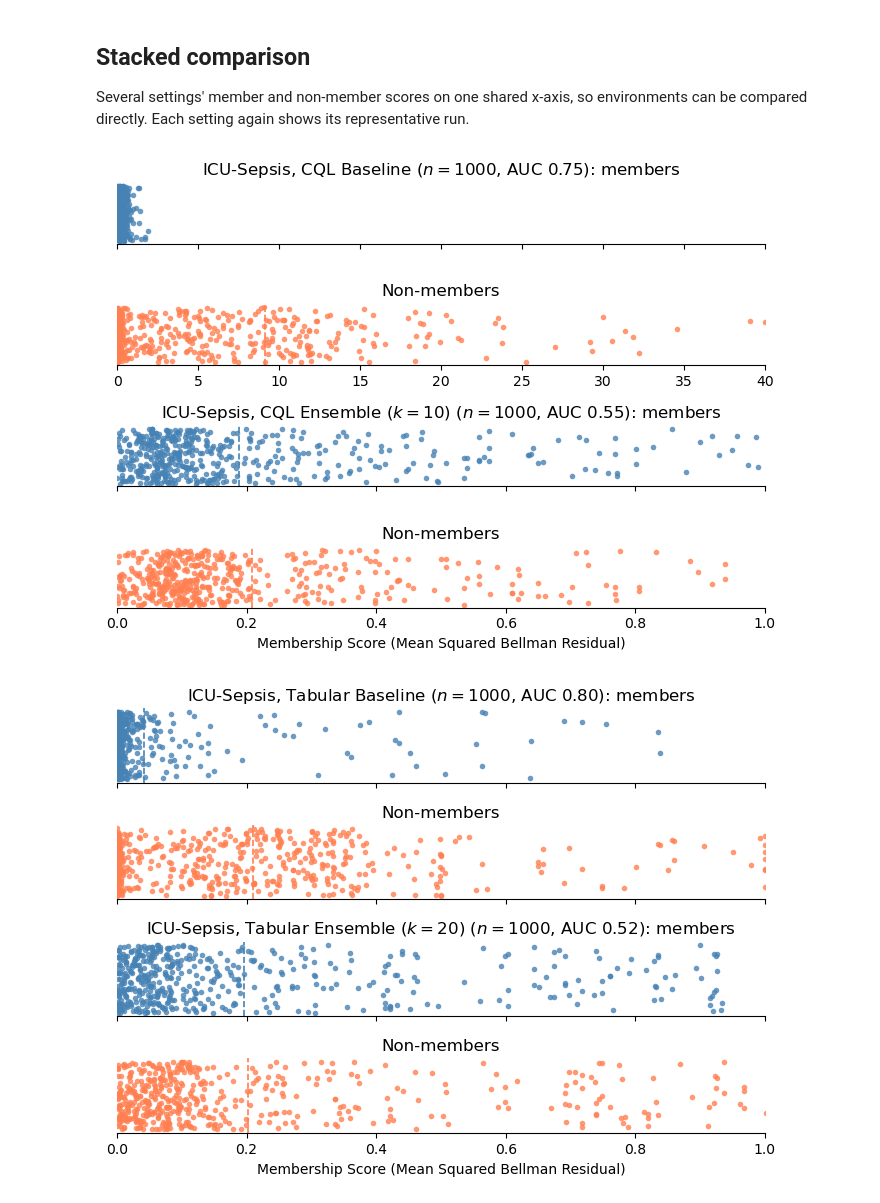
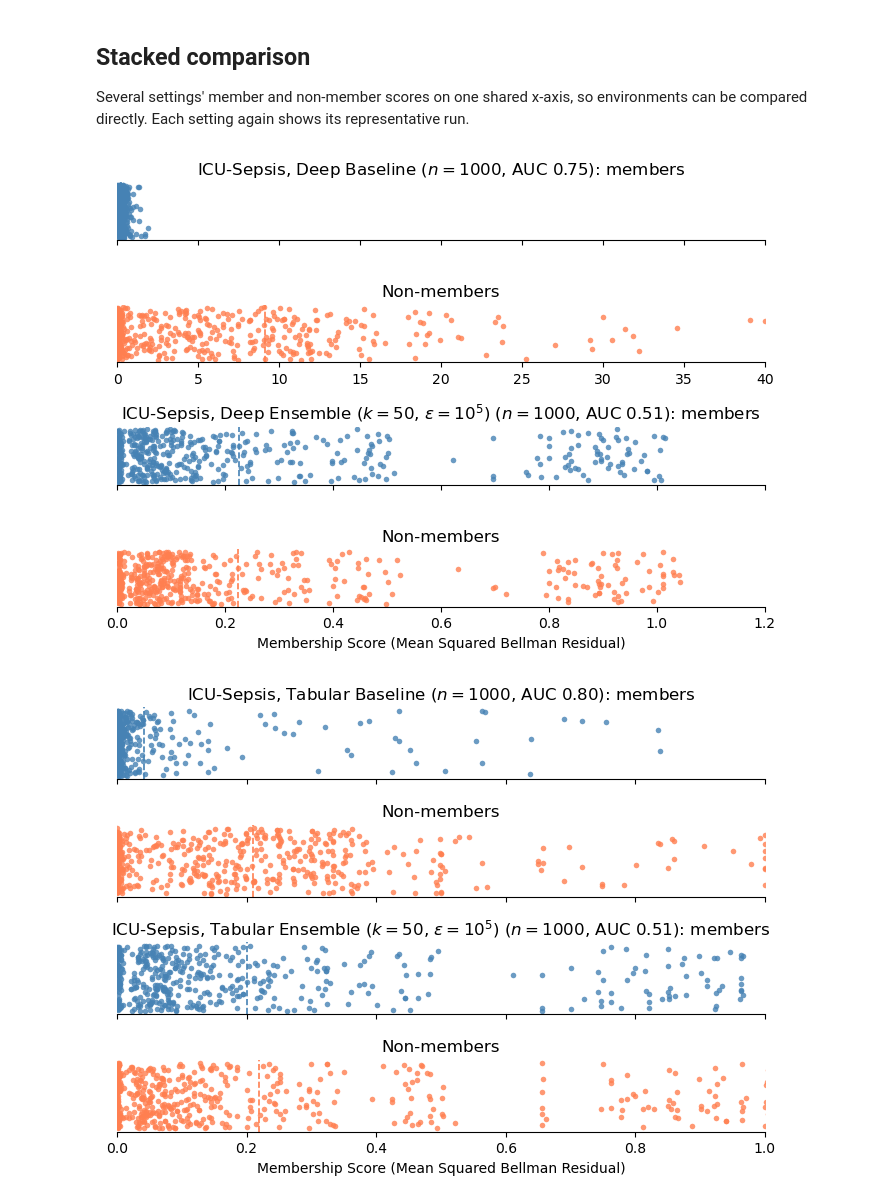
Before and after one commit to lanceHEN/Q-Learning-MIA, a Jupyter notebook: notebooks/member_nonmember_scores.ipynb, the cells around one changed output. Drawn from its saved outputs; the diff is of its cells as text; code cells hidden in the pictures.

```diff
--- a/notebooks/member_nonmember_scores.ipynb
+++ b/notebooks/member_nonmember_scores.ipynb
@@ -63,12 +63,25 @@ N = 1000
 
 SETTINGS = {
     "ICU-Sepsis, Tabular Baseline": dict(experiment="sepsis-tabular-ensemble-baseline", epochs=10000, k=1, eps=None),
-    "ICU-Sepsis, Tabular Ensemble ($k=20$)": dict(experiment="sepsis-tabular-ensemble", epochs=10000, k=20, eps=10**5),
-    "ICU-Sepsis, CQL Baseline": dict(experiment="sepsis-cql-ensemble-baseline", epochs=300, k=1, eps=None, xlim=(0, 40)),
-    "ICU-Sepsis, CQL Ensemble ($k=10$)": dict(experiment="sepsis-cql-ensemble", epochs=300, k=10, eps=10**5),
-    "Glucose, tabular baseline": dict(experiment="glucose-tabular-ensemble", epochs=10000, k=1, eps=None, xlim=(0, 0.07)),
-    "Glucose, CQL baseline": dict(experiment="glucose-cql-ensemble-baseline-nogrid", epochs=300, k=1, eps=None),
+    "ICU-Sepsis, Tabular Ensemble ($k=50$, $\\varepsilon=10^5$)": dict(experiment="sepsis-tabular-ensemble", epochs=10000, k=50, eps=10**5),
+    "ICU-Sepsis, Deep Baseline": dict(experiment="sepsis-cql-ensemble-baseline", epochs=300, k=1, eps=None, xlim=(0, 40)),
+    "ICU-Sepsis, Deep Ensemble ($k=50$, $\\varepsilon=10^5$)": dict(experiment="sepsis-cql-ensemble", epochs=300, k=50, eps=10**5, xlim=(0, 1.2)),
+    "Glucose, Tabular Baseline": dict(experiment="glucose-tabular-ensemble-baseline", epochs=10000, k=1, eps=None, xlim=(0, 0.07)),
+    "Glucose, Deep Baseline": dict(experiment="glucose-cql-ensemble-baseline-nogrid", epochs=300, k=1, eps=None, xlim=(0, 2.5)),
+    # Mitigations at a matched budget (MIT_EPS, MIT_N below). Every ensemble uses k = 50, the largest size
+    "ICU-Sepsis, Tabular Ensemble ($k=50$)": dict(experiment="sepsis-tabular-ensemble", epochs=10000, k=50, eps=10**4),
+    "Glucose, Tabular Ensemble ($k=50$)": dict(experiment="glucose-tabular-ensemble", epochs=10000, k=50, eps=10**4),
+    "ICU-Sepsis, DP-APVI": dict(experiment="sepsis-dpapvi", epochs=1, k=1, eps=10**4),
+    "Glucose, DP-APVI": dict(experiment="glucose-dpapvi", epochs=1, k=1, eps=10**4),
+    "ICU-Sepsis, Deep Ensemble ($k=50$)": dict(experiment="sepsis-cql-ensemble", epochs=300, k=50, eps=10**4, xlim=(0, 1.5)),
+    "Glucose, Deep Ensemble ($k=50$)": dict(experiment="glucose-cql-ensemble", epochs=300, k=50, eps=10**4, xlim=(0, 0.25)),
+    "ICU-Sepsis, DP-SGD": dict(experiment="sepsis-dpsgd", epochs=300, k=1, eps=10**4, xlim=(0, 8)),
+    "Glucose, DP-SGD": dict(experiment="glucose-dpsgd", epochs=300, k=1, eps=10**4, xlim=(0, 1.5)),
 }
+
+# Dataset size and privacy budget of the mitigation grids. At this budget every mechanism has useful returns,
+# so the grids compare how much each leaks (the settings above hard-code eps = 10**4; change both together)
+MIT_N, MIT_EPS = 1000, 10**4
 # %%
 for title, setting in SETTINGS.items():
     print(title)
@@ -137,8 +151,8 @@ def stacked_scores(titles, n=N, xlim=None, shared_x=True, filename=None):
     plt.show()
 # %%
 # Each setting on its own x-axis: the unclipped baseline's scores run to about 40, the ensemble's stay below 1
-stacked_scores(["ICU-Sepsis, CQL Baseline", "ICU-Sepsis, CQL Ensemble ($k=10$)"], shared_x=False, filename=f"stacked_cql_n{N}.png")
-stacked_scores(["ICU-Sepsis, Tabular Baseline", "ICU-Sepsis, Tabular Ensemble ($k=20$)"], filename=f"stacked_tabular_n{N}.png")
+stacked_scores(["ICU-Sepsis, Deep Baseline", "ICU-Sepsis, Deep Ensemble ($k=50$, $\\varepsilon=10^5$)"], shared_x=False, filename=f"stacked_cql_n{N}.png")
+stacked_scores(["ICU-Sepsis, Tabular Baseline", "ICU-Sepsis, Tabular Ensemble ($k=50$, $\\varepsilon=10^5$)"], filename=f"stacked_tabular_n{N}.png")
 # %% [output]
-[figure, old version]
+[figure, new version]
-[figure, old version]
+[figure, new version]
```
Also changed, not shown: parts of 4 cells of this notebook, 4 other files.
